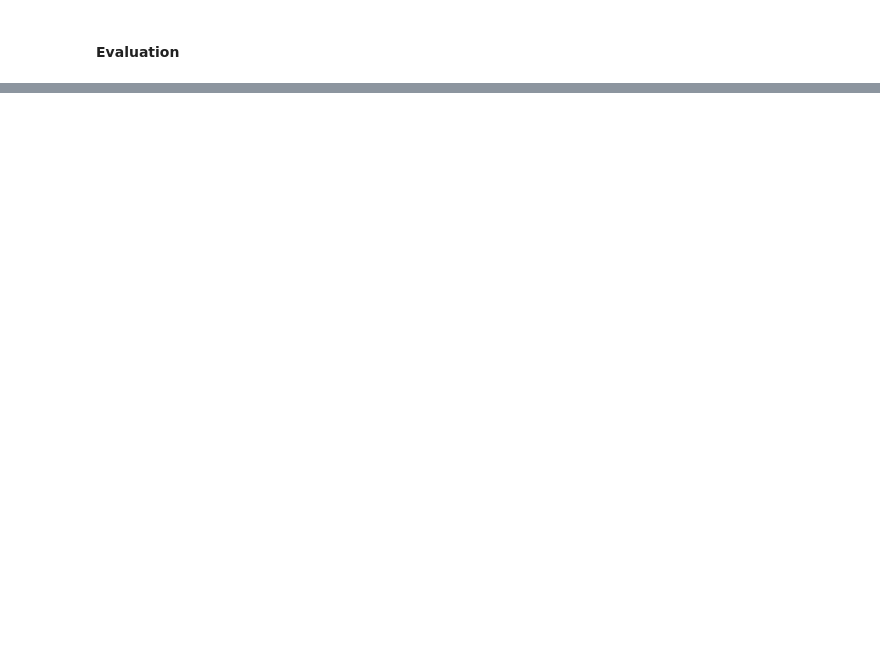
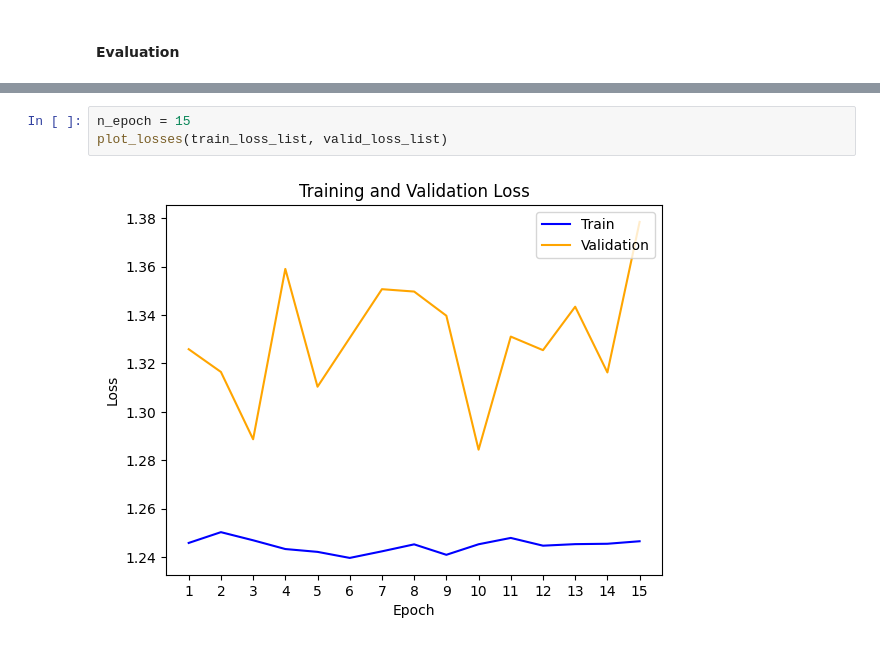
Before and after one commit to cricksmaidiene/alivio, a Jupyter notebook: src/04_models/Model_DIU_Seg_VIT.ipynb, the cells around one changed output, grey strips where cells are left out. Cells and saved outputs as stored; diff of their text form; blank space fills up the shorter version.

```diff
--- a/src/04_models/Model_DIU_Seg_VIT.ipynb
+++ b/src/04_models/Model_DIU_Seg_VIT.ipynb
@@ -471,3 +1058,8 @@ plt.show()
+# %%
+n_epoch = 15
+plot_losses(train_loss_list, valid_loss_list)
+# %% [output]
+[figure, new version]
 # %%
 # prepare model for evaluation
 vision_transformer.eval()
```
Also changed, not shown: parts of 105 cells of this notebook, 4 other files.
